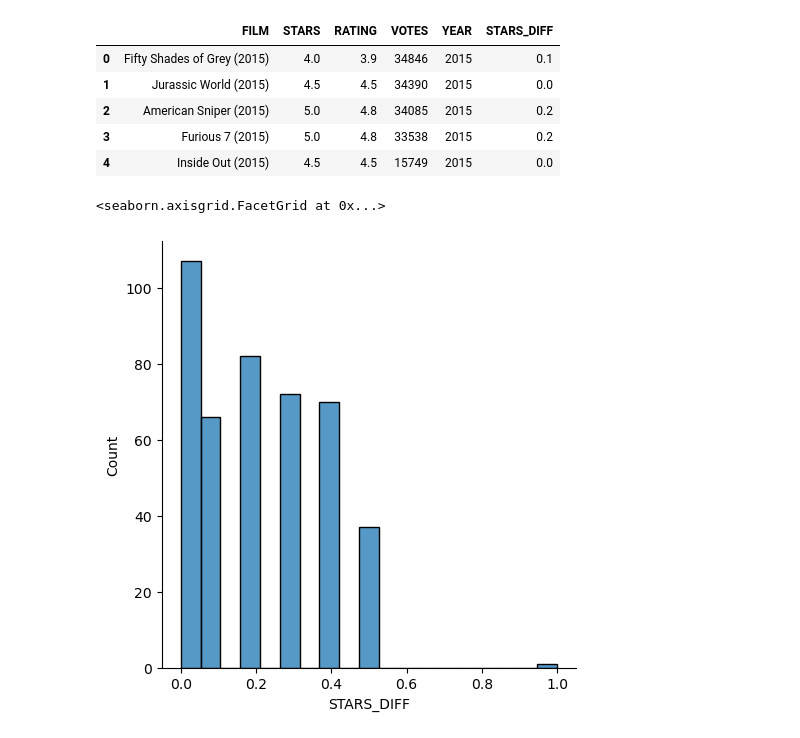
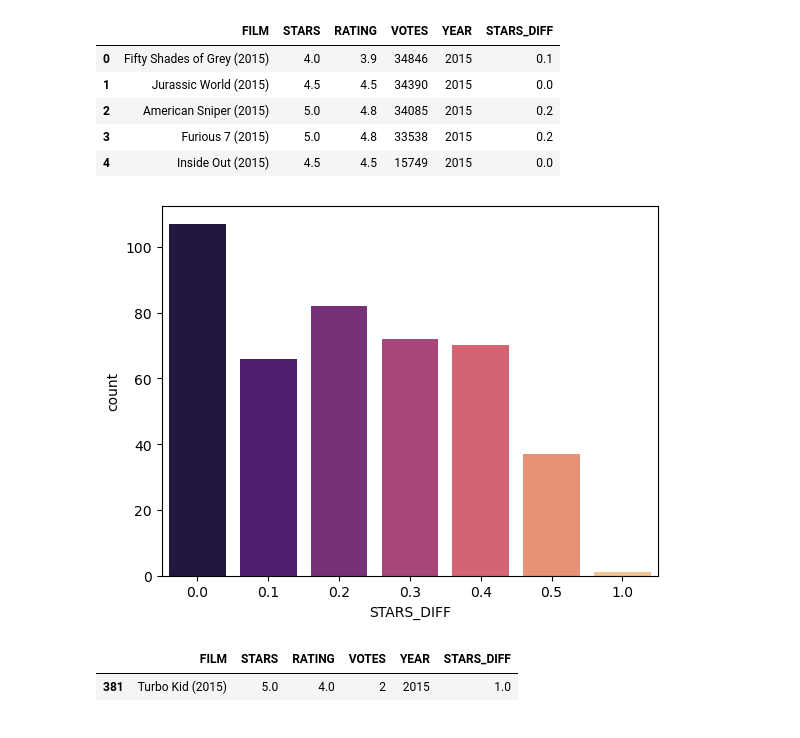
Before and after one commit to rohitcodism/ML-DS, a Jupyter notebook: Projects/Capstone-Project-1/capstone.ipynb, the cells around one changed output. Cells and saved outputs as stored; diff of their text form; code cells hidden in the pictures.

```diff
--- a/Projects/Capstone-Project-1/capstone.ipynb
+++ b/Projects/Capstone-Project-1/capstone.ipynb
@@ -140,6 +140,7 @@ plt.show()
 [figure]
 # %%
 fandango2['STARS_DIFF'] = fandango['STARS']-fandango['RATING']
+fandango2['STARS_DIFF'] = fandango2['STARS_DIFF'].round(2)
 # %% [output]
 A value is trying to be set on a copy of a slice from a DataFrame.
 Try using .loc[row_indexer,col_indexer] = value instead
@@ -156,7 +162,12 @@ fandango2.head()
 | 3 | Furious 7 (2015) | 5.0 | 4.8 | 33538 | 2015 | 0.2 |
 | 4 | Inside Out (2015) | 4.5 | 4.5 | 15749 | 2015 | 0.0 |
 # %%
-sns.displot(data=fandango2, x='STARS_DIFF', palette='set2')
+sns.countplot(data=fandango2, x='STARS_DIFF', palette='magma', )
+plt.show()
 # %% [output]
-<seaborn.axisgrid.FacetGrid at 0x...>
-[figure, old version]
+[figure, new version]
+# %%
+fandango2[fandango2.STARS_DIFF ==  fandango2.STARS_DIFF.max()]
+# %% [output]
+|  | FILM | STARS | RATING | VOTES | YEAR | STARS_DIFF |
+| 381 | Turbo Kid (2015) | 5.0 | 4.0 | 2 | 2015 | 1.0 |
```
Also changed, not shown: parts of 5 cells of this notebook.
